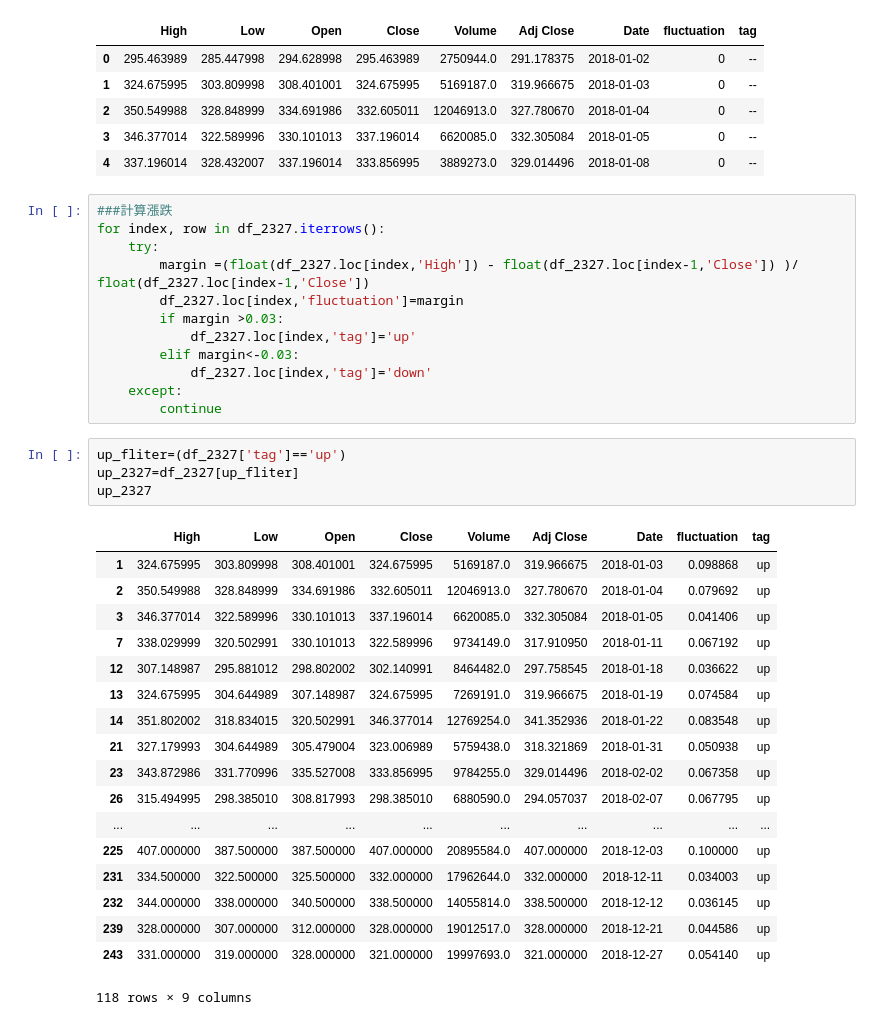
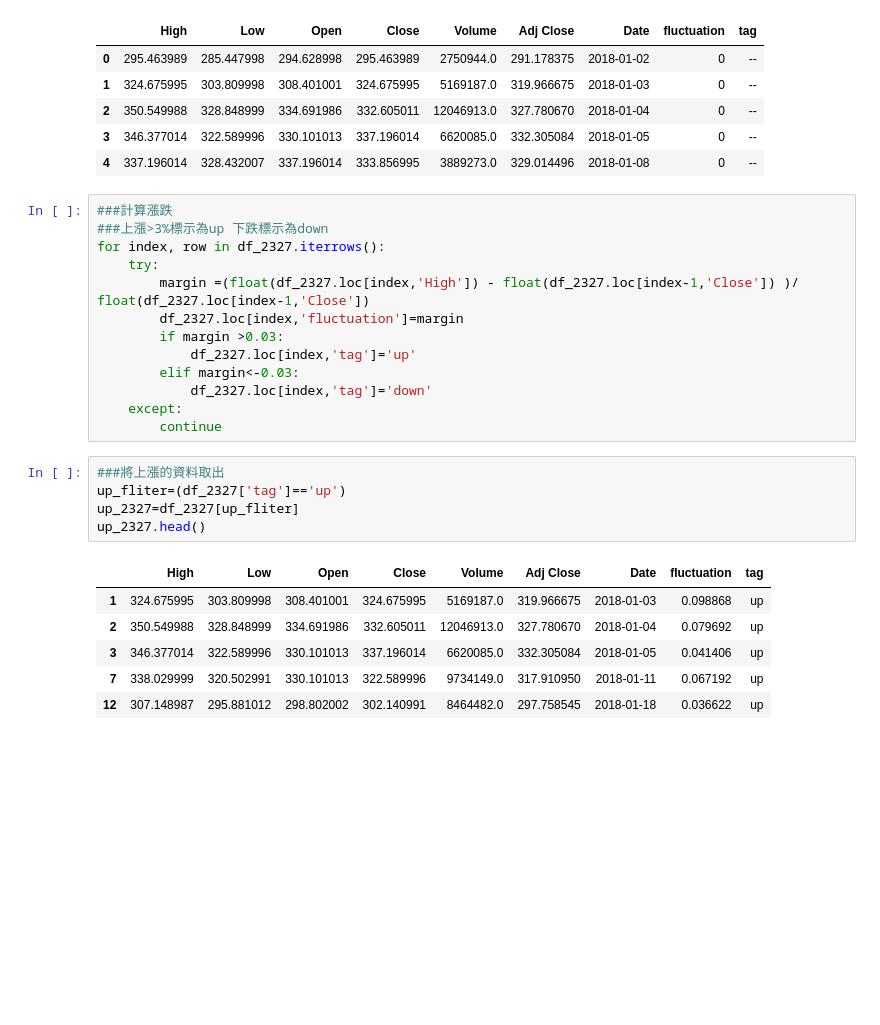
Before and after one commit to joycehsiao/TextMining_Project_stock, a Jupyter notebook: stock_fluctuation.ipynb, the cells around one changed output. Drawn from its saved outputs; the diff is of its cells as text; blank space fills up the shorter version.

```diff
--- a/stock_fluctuation.ipynb
+++ b/stock_fluctuation.ipynb
@@ -59,6 +59,7 @@ df_2327.head()
 | 4 | 337.196014 | 328.432007 | 337.196014 | 333.856995 | 3889273.0 | 329.014496 | 2018-01-08 | 0 | -- |
 # %%
 ###計算漲跌
+###上漲>3%標示為up 下跌標示為down
 for index, row in df_2327.iterrows():
     try:
         margin =(float(df_2327.loc[index,'High']) - float(df_2327.loc[index-1,'Close']) )/ float(df_2327.loc[index-1,'Close'])
@@ -70,26 +71,15 @@ for index, row in df_2327.iterrows():
     except:
         continue
 # %%
+###將上漲的資料取出
 up_fliter=(df_2327['tag']=='up')
 up_2327=df_2327[up_fliter]
-up_2327
+up_2327.head()
 # %% [output]
 |  | High | Low | Open | Close | Volume | Adj Close | Date | fluctuation | tag |
 | 1 | 324.675995 | 303.809998 | 308.401001 | 324.675995 | 5169187.0 | 319.966675 | 2018-01-03 | 0.098868 | up |
 | 2 | 350.549988 | 328.848999 | 334.691986 | 332.605011 | 12046913.0 | 327.780670 | 2018-01-04 | 0.079692 | up |
 | 3 | 346.377014 | 322.589996 | 330.101013 | 337.196014 | 6620085.0 | 332.305084 | 2018-01-05 | 0.041406 | up |
 | 7 | 338.029999 | 320.502991 | 330.101013 | 322.589996 | 9734149.0 | 317.910950 | 2018-01-11 | 0.067192 | up |
 | 12 | 307.148987 | 295.881012 | 298.802002 | 302.140991 | 8464482.0 | 297.758545 | 2018-01-18 | 0.036622 | up |
-| 13 | 324.675995 | 304.644989 | 307.148987 | 324.675995 | 7269191.0 | 319.966675 | 2018-01-19 | 0.074584 | up |
-| 14 | 351.802002 | 318.834015 | 320.502991 | 346.377014 | 12769254.0 | 341.352936 | 2018-01-22 | 0.083548 | up |
-| 21 | 327.179993 | 304.644989 | 305.479004 | 323.006989 | 5759438.0 | 318.321869 | 2018-01-31 | 0.050938 | up |
-| 23 | 343.872986 | 331.770996 | 335.527008 | 333.856995 | 9784255.0 | 329.014496 | 2018-02-02 | 0.067358 | up |
-| 26 | 315.494995 | 298.385010 | 308.817993 | 298.385010 | 6880590.0 | 294.057037 | 2018-02-07 | 0.067795 | up |
-| ... | ... | ... | ... | ... | ... | ... | ... | ... | ... |
-| 225 | 407.000000 | 387.500000 | 387.500000 | 407.000000 | 20895584.0 | 407.000000 | 2018-12-03 | 0.100000 | up |
-| 231 | 334.500000 | 322.500000 | 325.500000 | 332.000000 | 17962644.0 | 332.000000 | 2018-12-11 | 0.034003 | up |
-| 232 | 344.000000 | 338.000000 | 340.500000 | 338.500000 | 14055814.0 | 338.500000 | 2018-12-12 | 0.036145 | up |
-| 239 | 328.000000 | 307.000000 | 312.000000 | 328.000000 | 19012517.0 | 328.000000 | 2018-12-21 | 0.044586 | up |
-| 243 | 331.000000 | 319.000000 | 328.000000 | 321.000000 | 19997693.0 | 321.000000 | 2018-12-27 | 0.054140 | up |
-118 rows × 9 columns
 # %%
```
Also changed, not shown: parts of 13 cells of this notebook.
